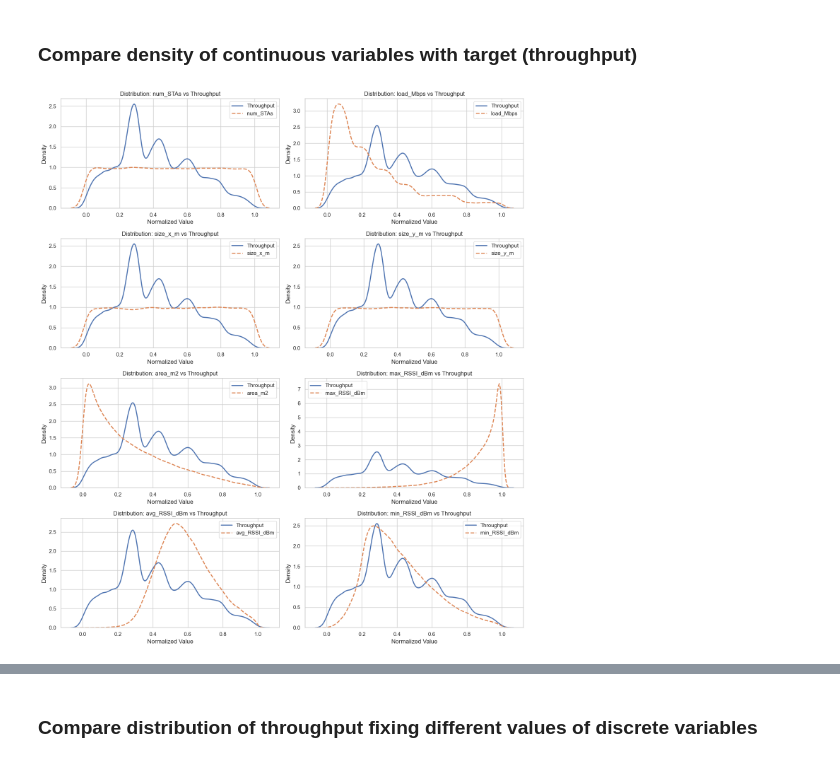
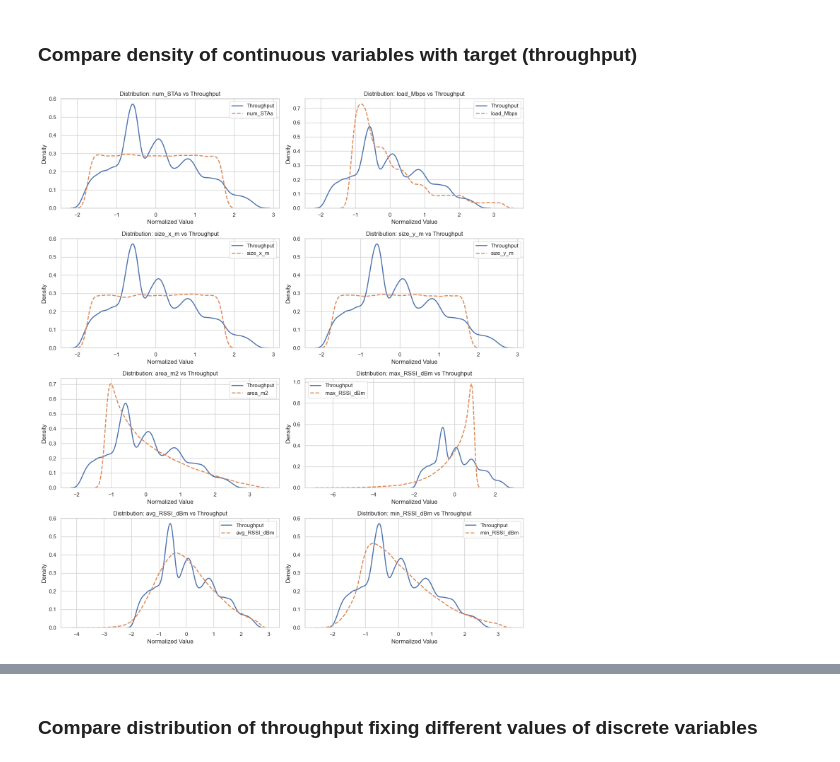
Before and after one commit to JavierGonzalezOtero02/Machine-Learning-for-networks, a Jupyter notebook: seminar1/Seminar_1.ipynb, the cells around one changed output, grey strips where cells are left out. Drawn from its saved outputs; the diff is of its cells as text; code cells hidden in the pictures.

```diff
--- a/seminar1/Seminar_1.ipynb
+++ b/seminar1/Seminar_1.ipynb
@@ -122,16 +146,11 @@ plt.show()
 # %% [markdown]
 ### Normalize data to compare distributions
 # %%
-# Initialize the MinMaxScaler
-scaler = MinMaxScaler()
+# Initialize the StandardScaler
+scaler = StandardScaler()
 
-# Apply normalization to the entire DataFrame
-normalized_data = scaler.fit_transform(dataframe)
+# Apply standardization to the entire DataFrame
+standardized_data = scaler.fit_transform(dataframe)
 
 # Convert the result back to a pandas DataFrame with the original column names
-normalized_df = pd.DataFrame(normalized_data, columns=dataframe.columns)
-
-# Normalized values for each "discrete numeric" variable
-normalized_cw_values = sorted(normalized_df["cw_slots"].unique())
-normalized_channel_width_values = sorted(normalized_df["channel_width_MHz"].unique())
-normalized_packet_size_values = sorted(normalized_df["packet_size_bits"].unique())
+standardized_df = pd.DataFrame(standardized_data, columns=dataframe.columns)
@@ -146,33 +160,33 @@ packet_size_mapping = {norm_val: orig_val for norm_val, orig_val in zip(normaliz
 # Set plot style for better aesthetics
 sns.set(style="whitegrid")
 
 # Create a 4x2 subplot grid (8 total)
 fig, axes = plt.subplots(nrows=4, ncols=2, figsize=(14, 16))
 axes = axes.flatten()
 
 # Plot KDEs of each continuous variable compared to throughput
 for i, variable in enumerate(continuous_variables[:-1]):
     ax = axes[i]
 
     # Plot throughput distribution (solid line)
-    sns.kdeplot(data=normalized_df, x="throughput_bps", label="Throughput", ax=ax, linewidth=2)
+    sns.kdeplot(data=standardized_df, x="throughput_bps", label="Throughput", ax=ax, linewidth=2)
 
     # Plot current variable distribution (dashed line)
-    sns.kdeplot(data=normalized_df, x=variable, label=variable, ax=ax, linestyle="--", linewidth=2)
+    sns.kdeplot(data=standardized_df, x=variable, label=variable, ax=ax, linestyle="--", linewidth=2)
 
     # Titles and labels
     ax.set_title(f'Distribution: {variable} vs Throughput', fontsize=12)
     ax.set_xlabel("Normalized Value")
     ax.set_ylabel("Density")
     ax.legend()
 
 # Remove any unused subplots
 if len(continuous_variables) < len(axes):
     for j in range(len(continuous_variables), len(axes)):
         fig.delaxes(axes[j])
 
 # Adjust layout to prevent overlap
 plt.tight_layout()
 plt.show()
 # %% [output]
-[figure, old version]
+[figure, new version]
```
Also changed, not shown: parts of 22 cells of this notebook.
